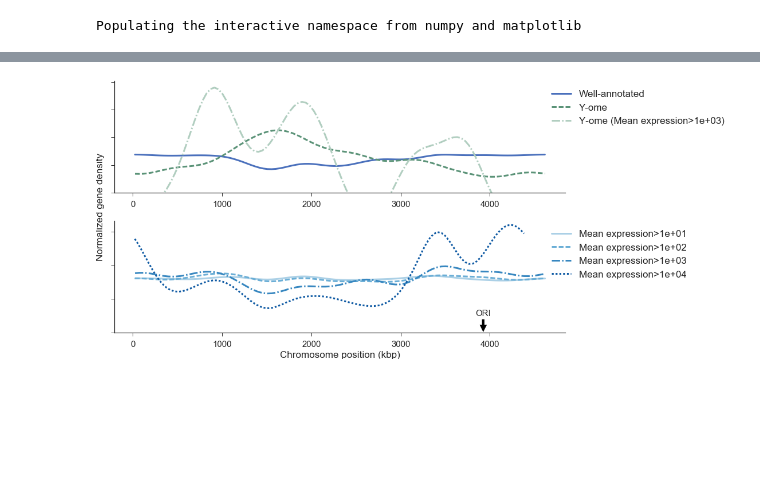
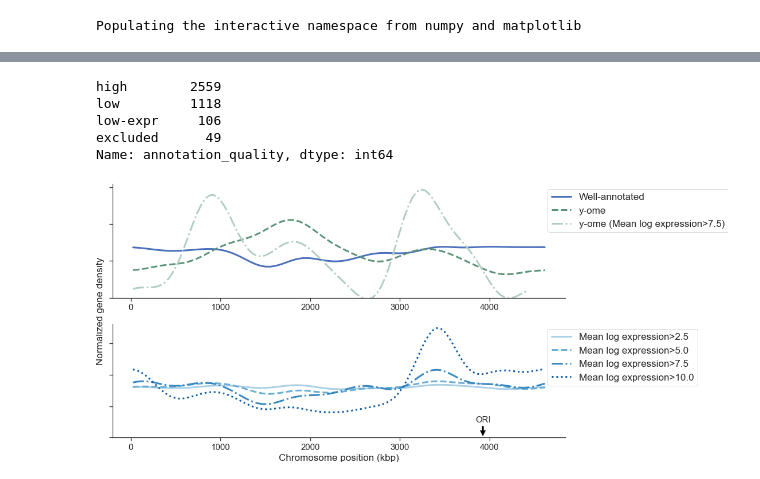
Before and after one commit to zakandrewking/y-ome, a Jupyter notebook: notebooks/18..01.23 Genome locations.ipynb, the cells around one changed output, grey strips where cells are left out. Drawn from its saved outputs; the diff is of its cells as text; code cells hidden in the pictures; blank space fills up the shorter version.

Commit message:
updated figure notebooks

```diff
--- a/notebooks/18..01.23 Genome locations.ipynb
+++ b/notebooks/18..01.23 Genome locations.ipynb
@@ -53,7 +54,8 @@ def _get_qual(feat, name, get_first=False):
                 if y is not None]
 # %%
 # Load genbank file
-gb_file = SeqIO.read('../data/NC_000913.3.gb', 'gb')
+with gzip.open('../sources/refseq/NC_000913.3.gb.gz', 'rt') as f:
+    gb_file = SeqIO.read(f, 'gb')
 locs = {}
 for feature in gb_file.features:
     # only read in CDSs
@@ -86,4 +88,4 @@ def vonmises_fft_kde(data, kappa, n_bins):
     return bin_centers, kde
 # %%
 # Import RNA -seq
-rna_raw = pd.read_csv('../data/SBRG_RNASeq_processed.tsv', sep='\t')
+log_tpm = pd.read_csv('../data/precise/tpm-log.tsv', sep='\t', index_col=0)
@@ -96,2 +103,13 @@ means = rna_raw.loc[:, ['bnum', 'baseMean']].groupby('bnum').agg('mean')
+# %%
+# average
+means = log_tpm.mean(axis='columns')
 # %%
-expression_loc = means.merge(starts, how ='inner', left_index=True, right_on='locus_id')
+expression_loc = pd.DataFrame({'mean_log_tpm': means}).merge(starts, how ='inner', left_index=True, right_on='locus_id')
+
+yome_cutoff = 7.5
+
+# pull out high-expression y-ome genes
+expression_loc.loc[
+    (expression_loc.mean_log_tpm > yome_cutoff) & (expression_loc.annotation_quality == 'low'),
+    'annotation_quality'
+] = 'low-expr'
@@ -125,13 +126,21 @@ starts2.loc[
+# %%
+expression_loc.annotation_quality.value_counts()
+# %% [output]
+high        2559
+low         1118
+low-expr     106
+excluded      49
+Name: annotation_quality, dtype: int64
 # %%
 fig, axes = plt.subplots(nrows=2, figsize=(12,7))
 fig.tight_layout()
 
 ax = axes.flatten()[0]
 for ann, label, color, dash in [('high', 'Well-annotated', 'blue', '-'),
-                                ('low', 'Y-ome', 'green', '--'),
-                                ('low-expr', f'Y-ome (Mean expression>{yome_cutoff:.0e})', 'green grey', '-.')
+                                ('low', 'y-ome', 'green', '--'),
+                                ('low-expr', f'y-ome (Mean log expression>{yome_cutoff})', 'green grey', '-.')
                                ]:
-    data = starts2[starts2.annotation_quality.str.contains(ann)].loc[:, 'start']
+    data = expression_loc[expression_loc.annotation_quality.str.contains(ann)].loc[:, 'start']
     max_val = max(data)
     normalized = (data * 2 * np.pi / max_val) - np.pi
     bins, kde = vonmises_fft_kde(data=normalized.values, kappa=10, n_bins=100)
@@ -153,43 +162,43 @@ ax.set_ylim(bottom=0.1)
 
 ax = axes.flatten()[1]
 to_hist_later = {}
-for cutoff, color, dots in zip([10**x for x in np.linspace(1, 4, 4)],
+for cutoff, color, dots in zip(np.linspace(2.5, 10, 4),
                                sns.color_palette("Blues", n_colors=5)[1:],
                                ['-', '--', '-.', ':']):
-    data = expression_loc[expression_loc.baseMean > cutoff].start
+    data = expression_loc[expression_loc.mean_log_tpm > cutoff].start
     to_hist_later[cutoff] = data
     max_val = max(data)
     normalized = (data * 2 * np.pi / max_val) - np.pi
     bins, kde = vonmises_fft_kde(data=normalized.values, kappa=10, n_bins=100)
     final_bins = (bins + np.pi) * max_val / (2 * np.pi) / 1000
-    ax.plot(final_bins, kde, dots, label=f'Mean expression>{cutoff:.0e}', color=color)
+    ax.plot(final_bins, kde, dots, label=f'Mean log expression>{cutoff:.1f}', color=color)
 ax.legend(bbox_to_anchor=(0.95,1), loc="upper left")
 # hide top and right axes
 ax.spines['right'].set_visible(False)
 ax.spines['top'].set_visible(False)
 ax.yaxis.set_ticks_position('left')
 ax.xaxis.set_ticks_position('bottom')
 ax.yaxis.set_ticklabels([])
 ax.set_ylim(bottom=0)
 # ax.set_ylabel('Gene density')
 ax.set_xlabel('Chromosome position (kbp)')
 
 # ORI and TER
 ax.annotate('ORI', xy=(3925744/1000, 0), xytext=(3925744/1000, 0.05),
             horizontalalignment='center',
             arrowprops=dict(facecolor='black', shrink=0.05))
 
 # Create a shared y-axis label
 ax = fig.add_subplot(111, frameon=False)
 ax.set_ylabel('Normalized gene density')
 ax.spines['bottom'].set_visible(False)
 ax.spines['left'].set_visible(False)
 ax.yaxis.set_ticks_position('none')
 ax.yaxis.set_ticklabels([])
 ax.xaxis.set_ticks_position('none')
 ax.xaxis.set_ticklabels([])
 
 fig.savefig('/Users/zaking/lab/y-ome/figs/gene-location-expression.pdf')
 fig.savefig('/Users/zaking/lab/y-ome/figs/gene-location-expression.png')
 # %% [output]
-[figure, old version]
+[figure, new version]
```
Also changed, not shown: parts of 11 cells of this notebook, 4 other files.
